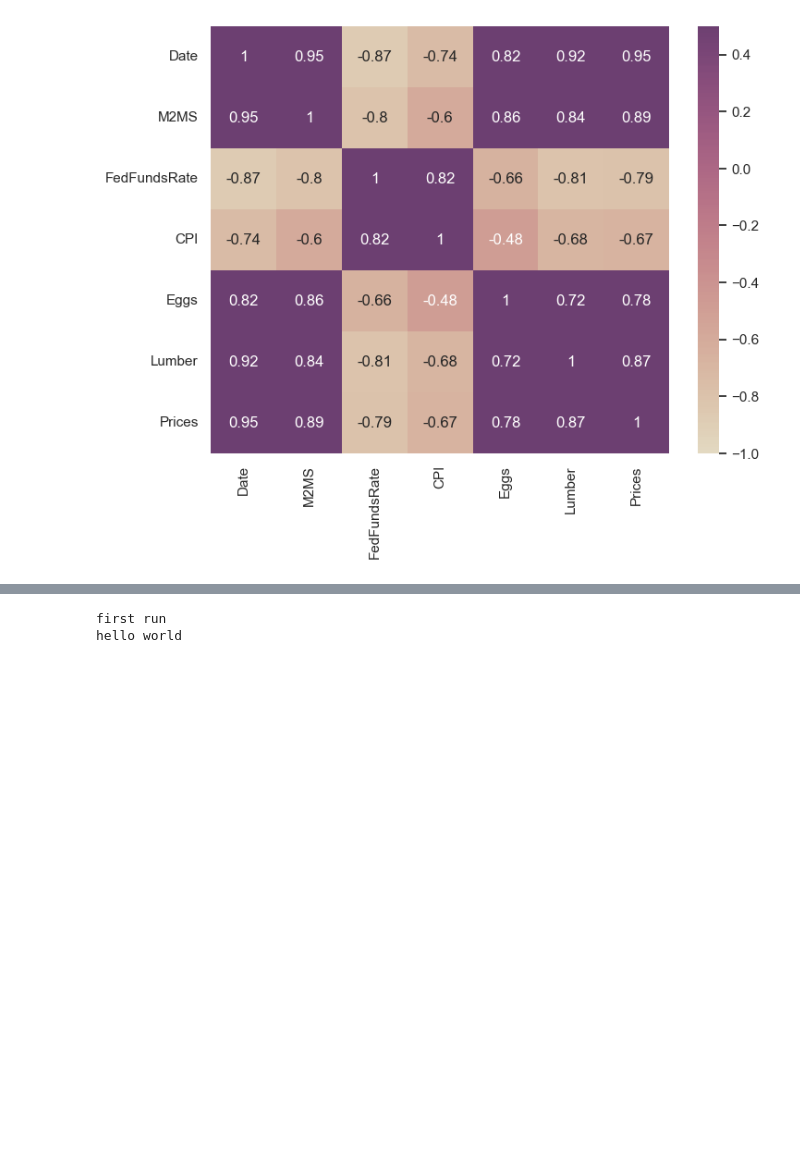
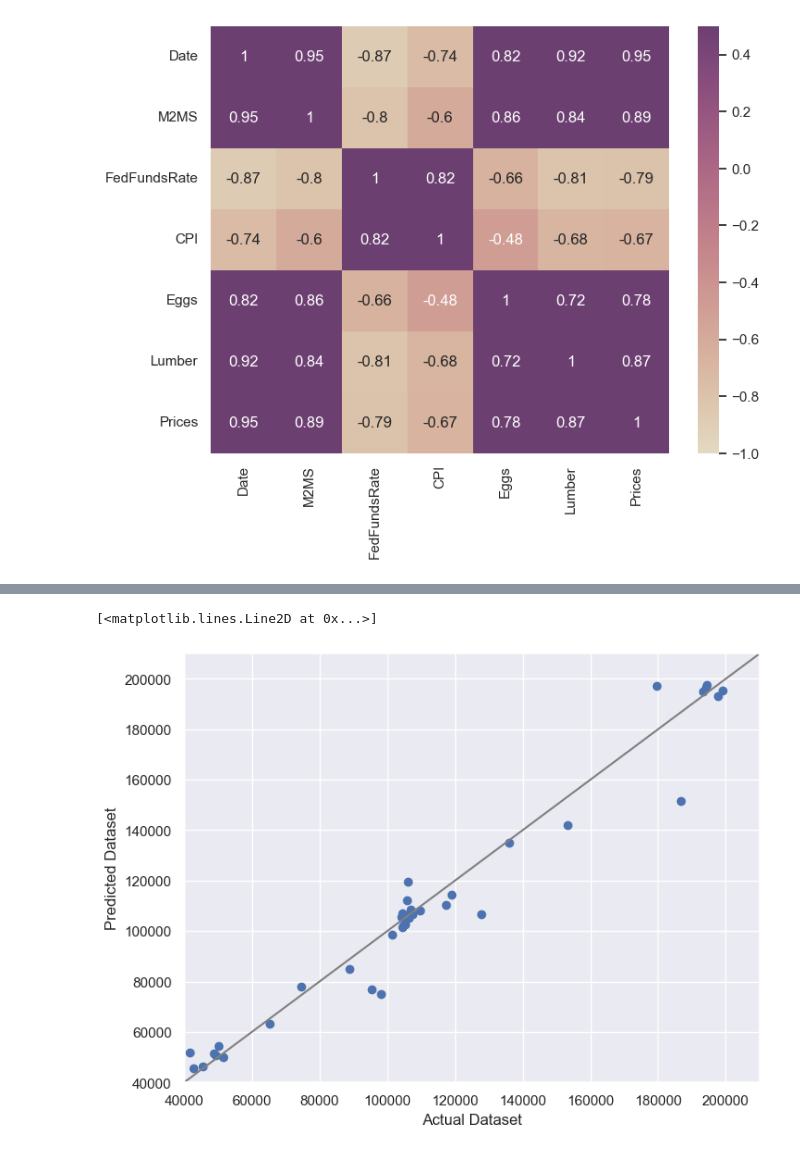
Before and after one commit to sullysbrain/wgu-c964-capstone, a Jupyter notebook: c951-task3.ipynb, the cells around one changed output, grey strips where cells are left out. Drawn from its saved outputs; the diff is of its cells as text; code cells hidden in the pictures; blank space fills up the shorter version.

```diff
--- a/c951-task3.ipynb
+++ b/c951-task3.ipynb
@@ -124,9 +134,10 @@ metrics.mean_absolute_error(y_val, y_pred)
 # %%
-def helloWorld():
-    print('hello world')
-
-print('first run')
-helloWorld()
+plt.scatter(y_test, y_pred)
+plt.xlim(40000,210000)
+plt.ylim(40000,210000)
+plt.ylabel('Predicted Dataset')
+plt.xlabel('Actual Dataset')
+plt.plot([40000,210000], [40000,210000], 'grey') #1 to 1 line
 # %% [output]
-first run
-hello world
+[<matplotlib.lines.Line2D at 0x...>]
+[figure, added]
```
Also changed, not shown: parts of 3 cells of this notebook.
